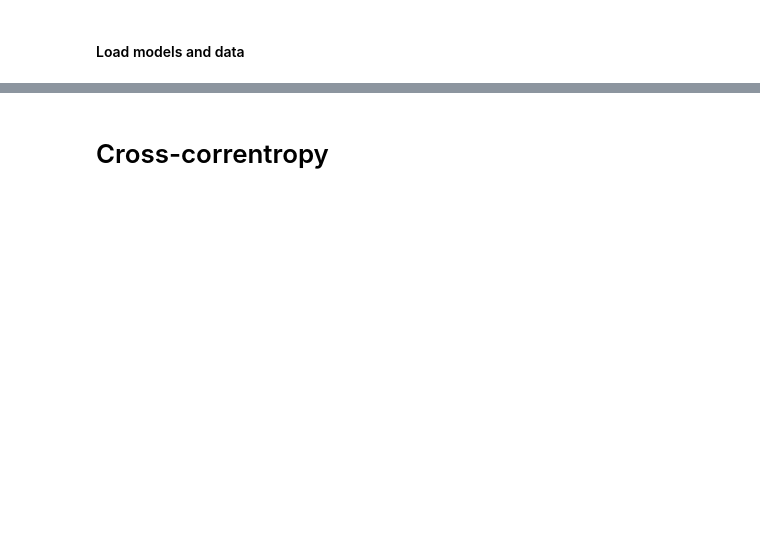
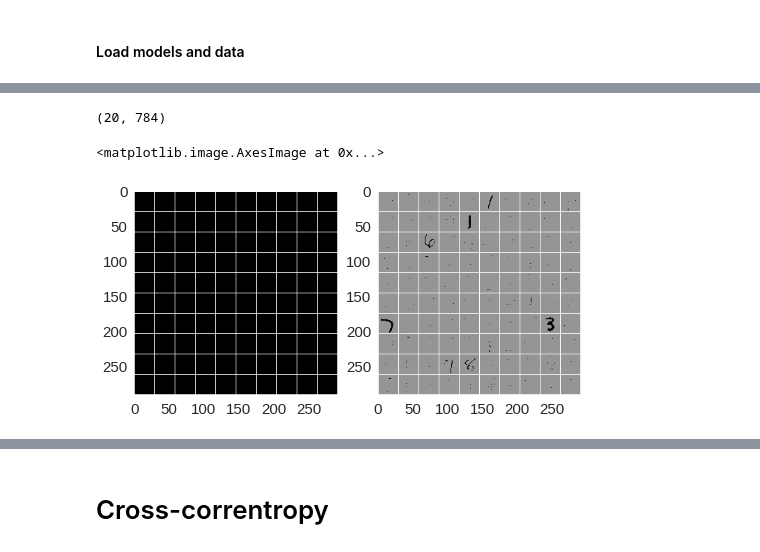
Before and after one commit to EderSantana/autocorrentropy, a Jupyter notebook: acf.ipynb, the cells around one changed output, grey strips where cells are left out. Saved outputs shown, nothing was run; the diff lists cells and outputs as text; code cells hidden in the pictures; blank space fills up the shorter version.

```diff
--- a/acf.ipynb
+++ b/acf.ipynb
@@ -90,6 +94,21 @@ def autocorrentropy2(X, sigma=1):
             #V[i, j, :] = ((X[i, :(t-j), :]-X[i, j:, :])**2).sum(axis=0)
     return V
 
+def correlation(X, sigma=1):
+    b, t, d = X.shape
+    V = np.zeros((b, t, d))
+    nor = np.sqrt(2*np.pi)*sigma
+    dem = 2*sigma**2
+    for i in range(b):
+        for j in range(t):
+            a = X[i, :(t-j), :]
+            b = X[i, j:, :]
+            #ma = a.mean
+            #asq = (a**2).mean()
+            #mb = b.mean
+            #bsq = (b**2).mean()
+            V[i, j, :] = (a*b).sum(axis=0) / (t-j)
+    return V
 
 def example(fn):
     def wrapped(X):
@@ -194,0 +224,17 @@ labels = labels.astype('int')
+# %%
+x[0].shape
+# %% [output]
+(20, 784)
+# %%
+handle = mnist_test.open()
+x = mnist_test.get_data(handle, slice(0, 100))
+
+I = grid2d(y[:100, 0, :])
+I2 = grid2d(x[0].reshape((100, 784)))
+plt.subplot(121)
+plt.imshow(I)
+plt.subplot(122)
+plt.imshow(I2)
+# %% [output]
+<matplotlib.image.AxesImage at 0x...>
+[figure, added]
```
Also changed, not shown: parts of 30 cells of this notebook, 1 other file.
